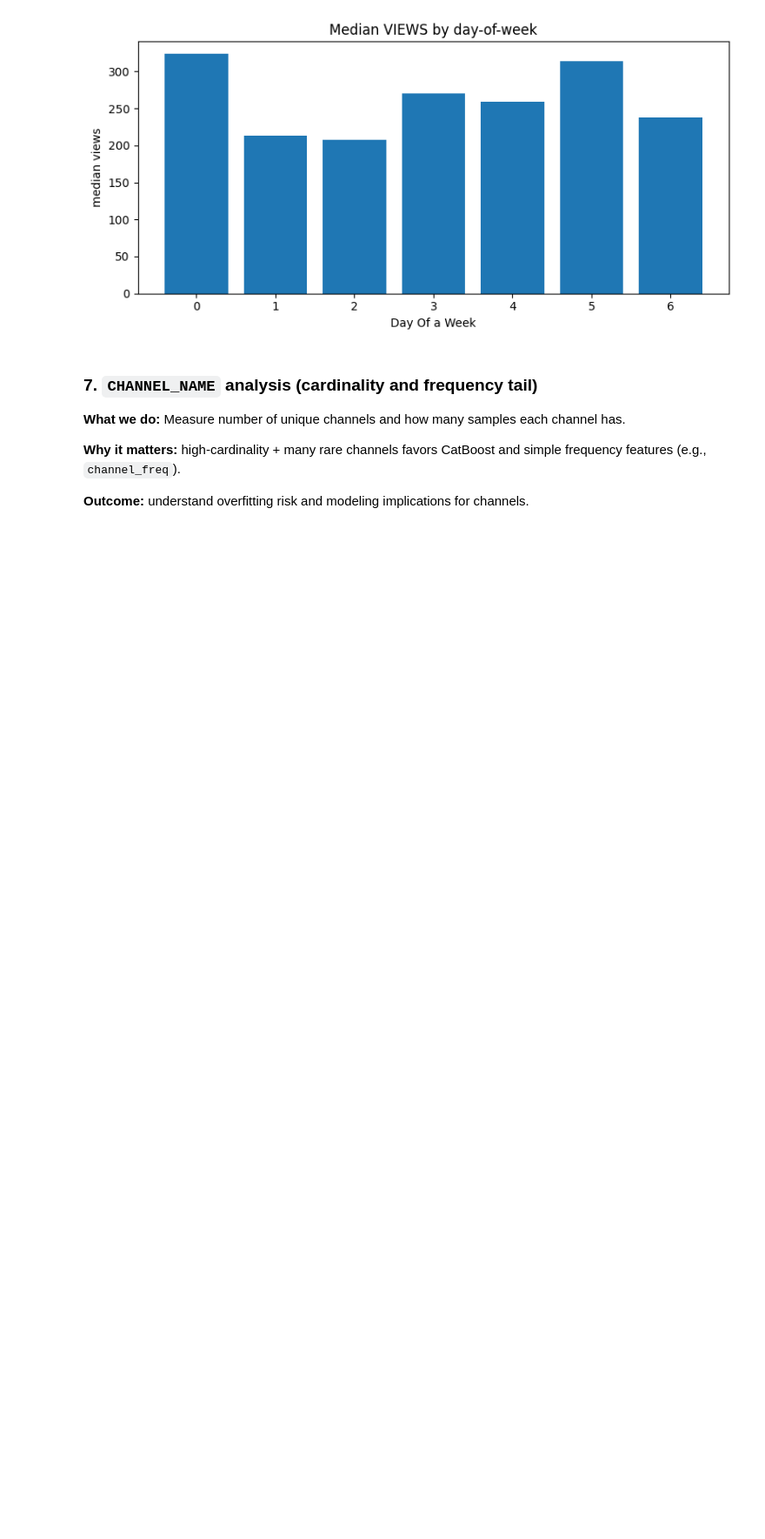
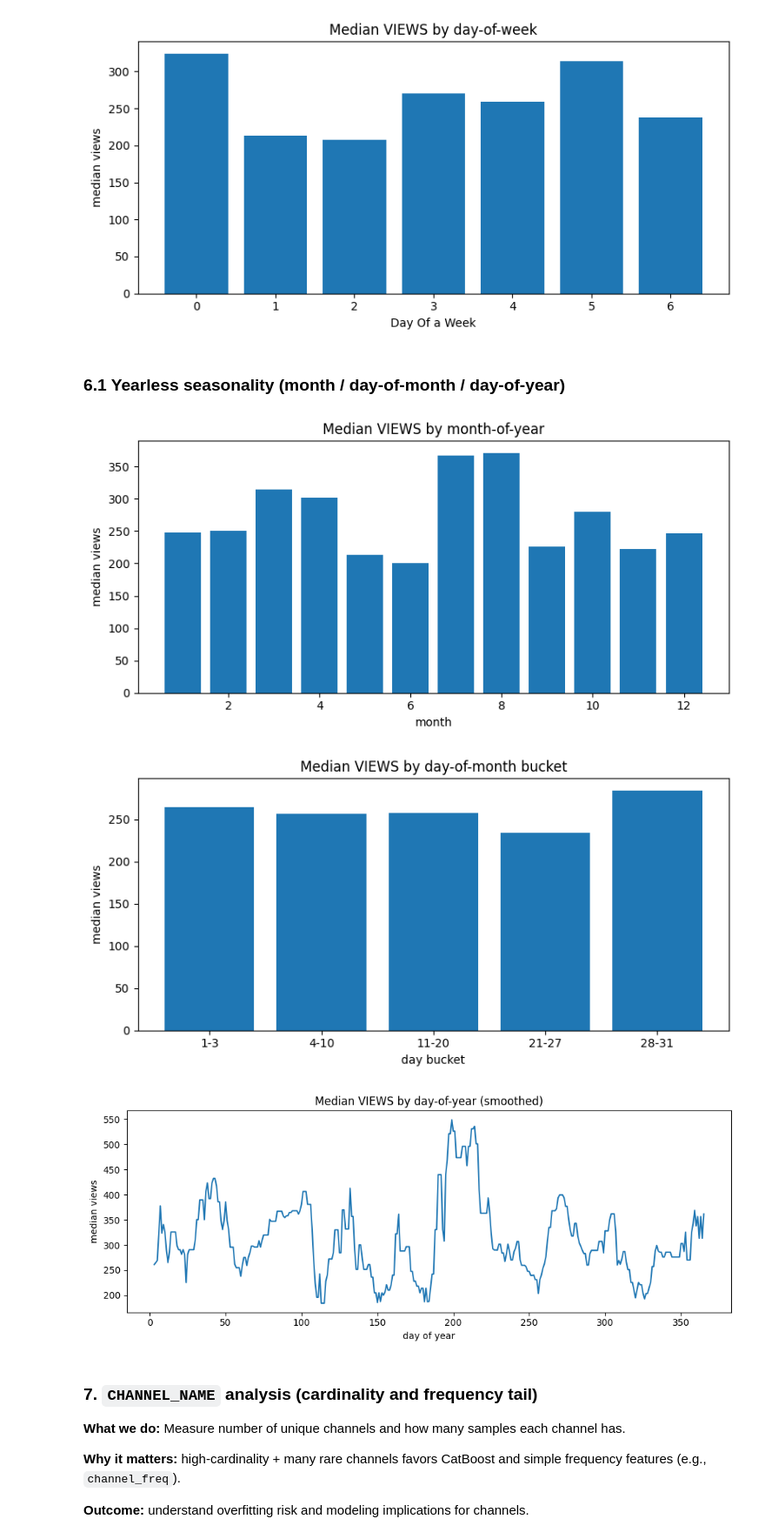
Before and after one commit to Karimkhab/telegram-ads-forecaster, a Jupyter notebook: notebook/EDA.ipynb, the cells around one changed output. Shown at 87% size. Cells and saved outputs as stored; diff of their text form; code cells hidden in the pictures; blank space fills up the shorter version.

```diff
--- a/notebook/EDA.ipynb
+++ b/notebook/EDA.ipynb
@@ -279,6 +400,54 @@ plt.tight_layout()
 plt.show()
 # %% [output]
 [figure]
+# %% [markdown]
+### 6.1 Yearless seasonality (month / day-of-month / day-of-year)
+# %%
+# Month-of-year effect
+df["MONTH"] = df["DATE"].dt.month
+month_stats = df.groupby("MONTH")["VIEWS"].median()
+
+plt.figure(figsize=(8, 4))
+plt.bar(month_stats.index, month_stats.values)
+plt.title("Median VIEWS by month-of-year")
+plt.xlabel("month")
+plt.ylabel("median views")
+plt.tight_layout()
+plt.show()
+
+# Day-of-month buckets (salary / mid-month / end-month proxies)
+df["DOM"] = df["DATE"].dt.day
+dom_bins = pd.cut(
+    df["DOM"],
+    bins=[0, 3, 10, 20, 27, 31],
+    labels=["1-3", "4-10", "11-20", "21-27", "28-31"],
+)
+dom_stats = df.groupby(dom_bins)["VIEWS"].median()
+
+plt.figure(figsize=(8, 4))
+plt.bar(dom_stats.index.astype(str), dom_stats.values)
+plt.title("Median VIEWS by day-of-month bucket")
+plt.xlabel("day bucket")
+plt.ylabel("median views")
+plt.tight_layout()
+plt.show()
+
+# Day-of-year curve (smoothed)
+df["DOY"] = df["DATE"].dt.dayofyear
+doy_stats = df.groupby("DOY")["VIEWS"].median().sort_index()
+doy_smooth = doy_stats.rolling(window=14, center=True, min_periods=1).median()
+
+plt.figure(figsize=(10, 4))
+plt.plot(doy_stats.index, doy_smooth.values)
+plt.title("Median VIEWS by day-of-year (smoothed)")
+plt.xlabel("day of year")
+plt.ylabel("median views")
+plt.tight_layout()
+plt.show()
+# %% [output]
+[figure, added]
+[figure, added]
+[figure, added]
 # %% [markdown]
 ### 7. `CHANNEL_NAME` analysis (cardinality and frequency tail)
 
```
Also changed, not shown: parts of 14 cells of this notebook.
